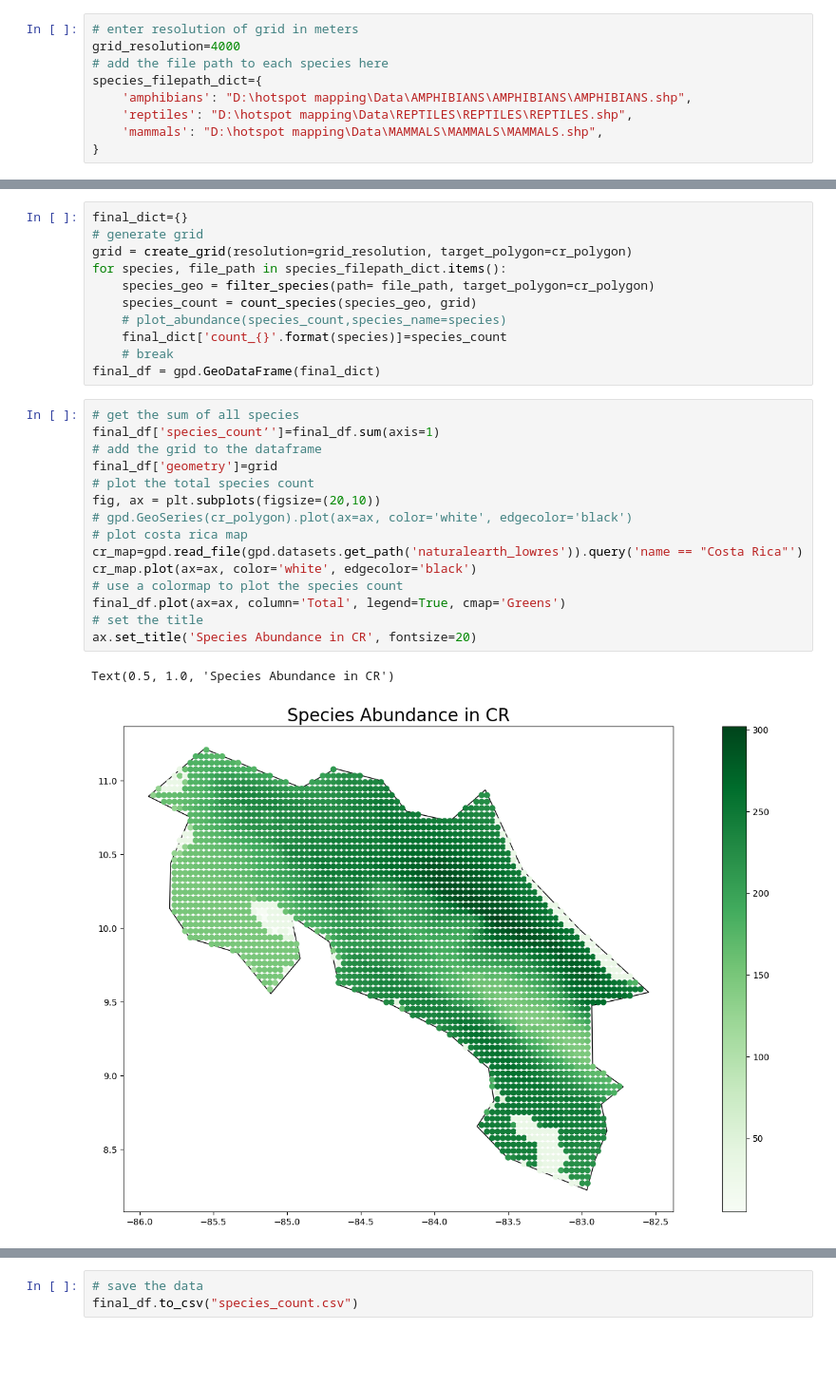
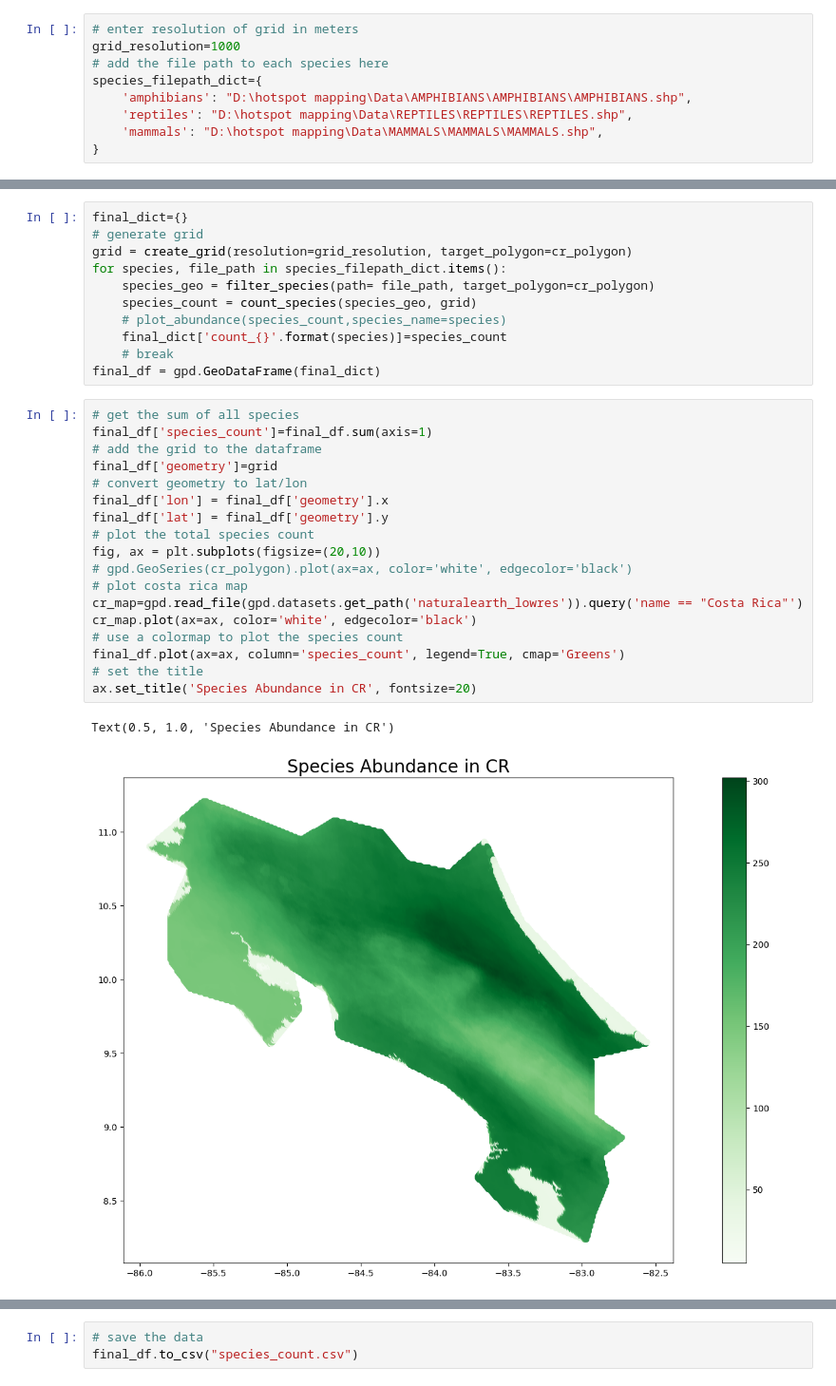
Before and after one commit to HotspotStoplight/HotspotStoplight, a Jupyter notebook: species_count/All Species Count.ipynb, the cells around one changed output, grey strips where cells are left out. Shown at 95% size. Drawn from its saved outputs; the diff is of its cells as text; blank space fills up the shorter version.

Commit message:
output of 1km resolution

```diff
--- a/species_count/All Species Count.ipynb
+++ b/species_count/All Species Count.ipynb
@@ -6,7 +6,7 @@ import geopandas as gpd
 from helper import *
 # %%
 # enter resolution of grid in meters
-grid_resolution=4000
+grid_resolution=1000
 # add the file path to each species here
 species_filepath_dict={
     'amphibians': "D:\hotspot mapping\Data\AMPHIBIANS\AMPHIBIANS\AMPHIBIANS.shp",
@@ -30,19 +30,22 @@ for species, file_path in species_filepath_dict.items():
 final_df = gpd.GeoDataFrame(final_dict)
 # %%
 # get the sum of all species
-final_df['species_count’']=final_df.sum(axis=1)
+final_df['species_count']=final_df.sum(axis=1)
 # add the grid to the dataframe
 final_df['geometry']=grid
+# convert geometry to lat/lon
+final_df['lon'] = final_df['geometry'].x
+final_df['lat'] = final_df['geometry'].y
 # plot the total species count
 fig, ax = plt.subplots(figsize=(20,10))
 # gpd.GeoSeries(cr_polygon).plot(ax=ax, color='white', edgecolor='black')
 # plot costa rica map
 cr_map=gpd.read_file(gpd.datasets.get_path('naturalearth_lowres')).query('name == "Costa Rica"')
 cr_map.plot(ax=ax, color='white', edgecolor='black')
 # use a colormap to plot the species count
-final_df.plot(ax=ax, column='Total', legend=True, cmap='Greens')
+final_df.plot(ax=ax, column='species_count', legend=True, cmap='Greens')
 # set the title
 ax.set_title('Species Abundance in CR', fontsize=20)
 # %% [output]
 Text(0.5, 1.0, 'Species Abundance in CR')
-[figure, old version]
+[figure, new version]
```
Also changed, not shown: parts of 2 cells of this notebook, 1 other file.
